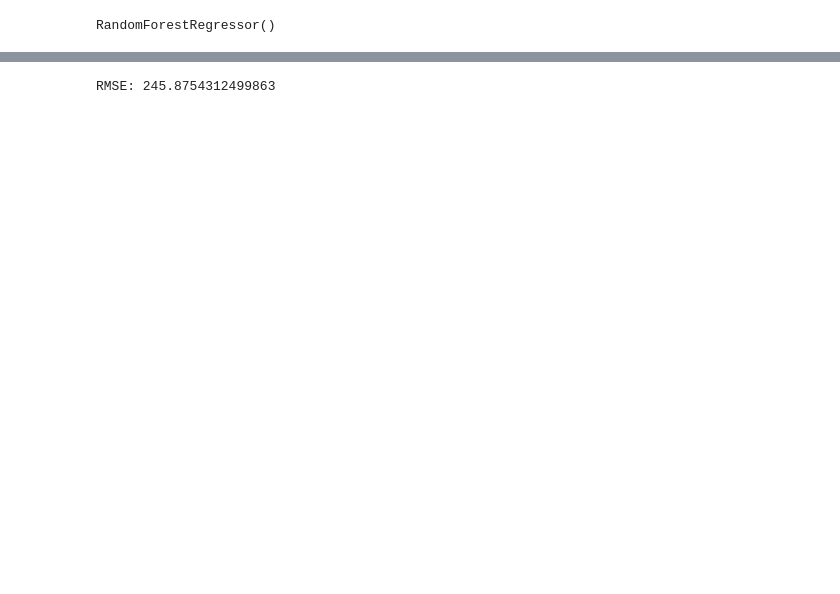
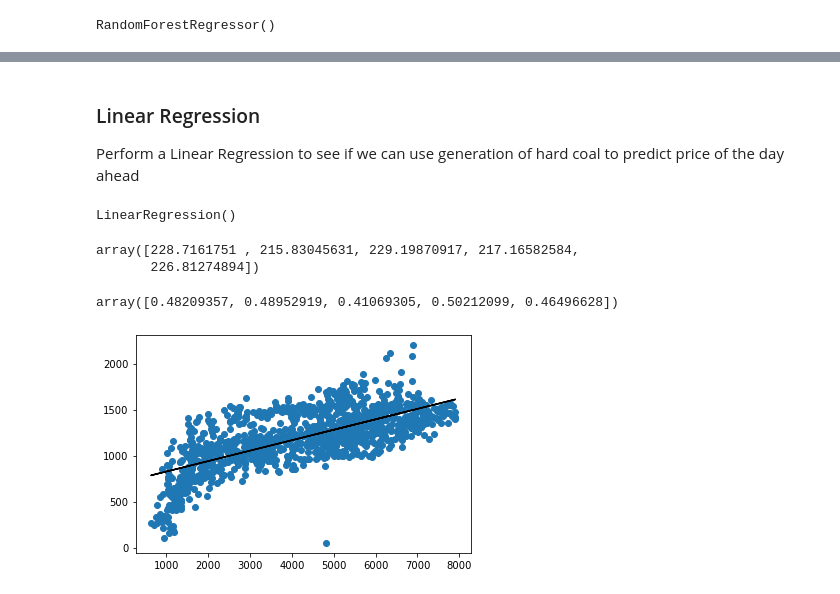
Before and after one commit to LunarZephyr/ECS171_Project, a Jupyter notebook: EDA/Hashim/EDA.ipynb, the cells around one changed output, grey strips where cells are left out. Saved outputs shown, nothing was run; the diff lists cells and outputs as text; code cells hidden in the pictures; blank space fills up the shorter version.

```diff
--- a/EDA/Hashim/EDA.ipynb
+++ b/EDA/Hashim/EDA.ipynb
@@ -436,6 +459,32 @@ test_predictions = final_model.predict(test_set_x)
-# %%
-# Computed RMSE for test set
-test_mse = mean_squared_error(test_set_y, test_predictions)
-print("RMSE: " + str(np.sqrt(test_mse)))
-# %% [output]
-RMSE: 245.8754312499863
+# %% [markdown]
+<h3>Linear Regression</h3>
+<p>Perform a Linear Regression to see if we can use generation of hard coal to predict price of the day ahead</p>
+# %%
+# Set up the Linear Regression
+from sklearn.linear_model import LinearRegression
+
+linear_regression = LinearRegression()
+linear_regression.fit(train_set_x, train_set_y)
+# %% [output]
+LinearRegression()
+# %%
+# Perform cross-validation on the model
+scores = cross_val_score(linear_regression, train_set_x, train_set_y, scoring="neg_mean_squared_error", cv=5)
+RMSE = np.sqrt(-scores)
+RMSE
+# %% [output]
+array([228.7161751 , 215.83045631, 229.19870917, 217.16582584,
+       226.81274894])
+# %%
+scores = cross_val_score(linear_regression, train_set_x, train_set_y, scoring="r2", cv=5)
+scores
+# %% [output]
+array([0.48209357, 0.48952919, 0.41069305, 0.50212099, 0.46496628])
+# %%
+# Graph the data
+plt.scatter(train_set_x, train_set_y)
+plt.plot(train_set_x, linear_regression.predict(train_set_x),color='k')
+
+plt.show()
+# %% [output]
+[figure, added]
```
Also changed, not shown: parts of 15 cells of this notebook.
